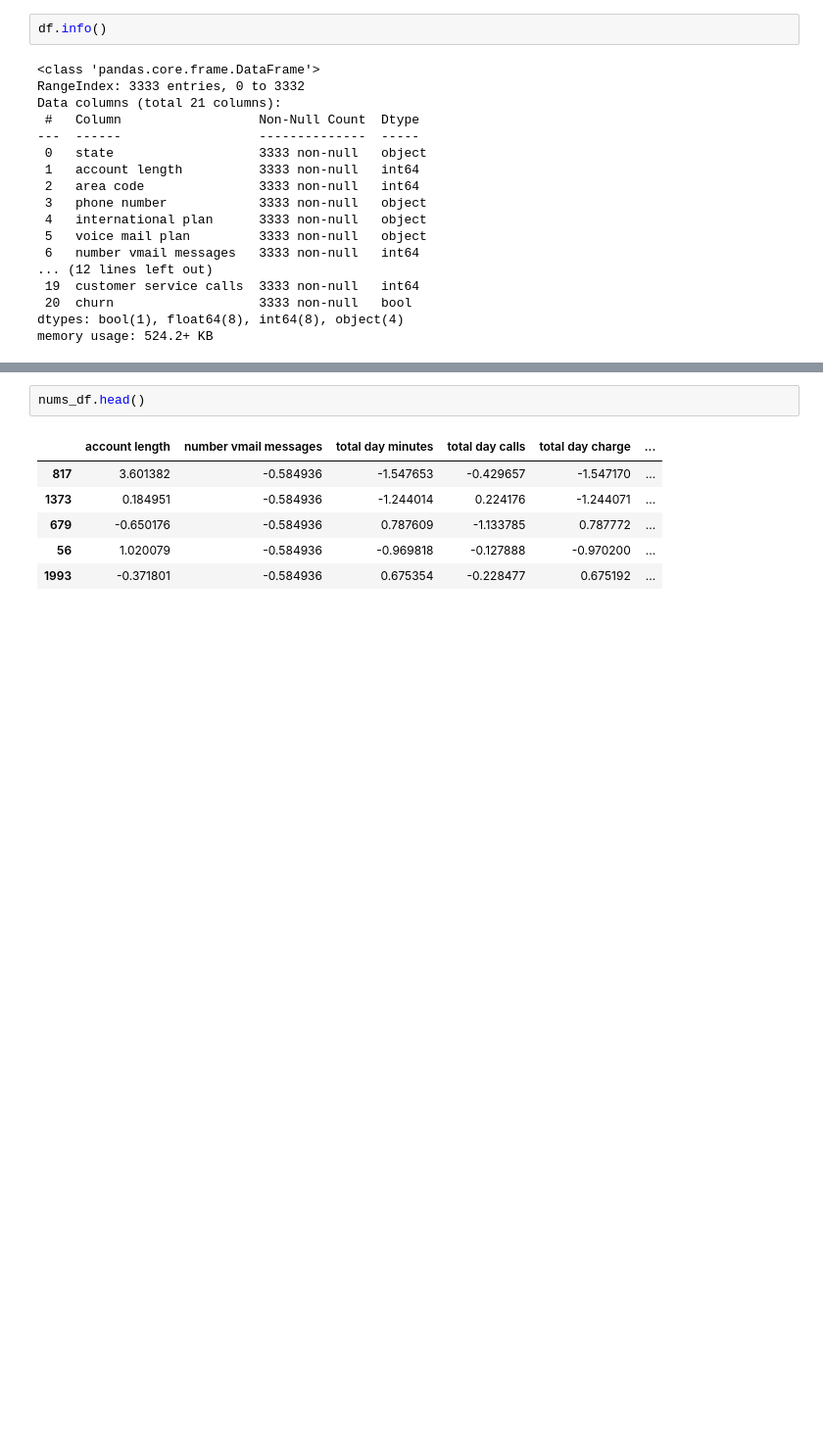
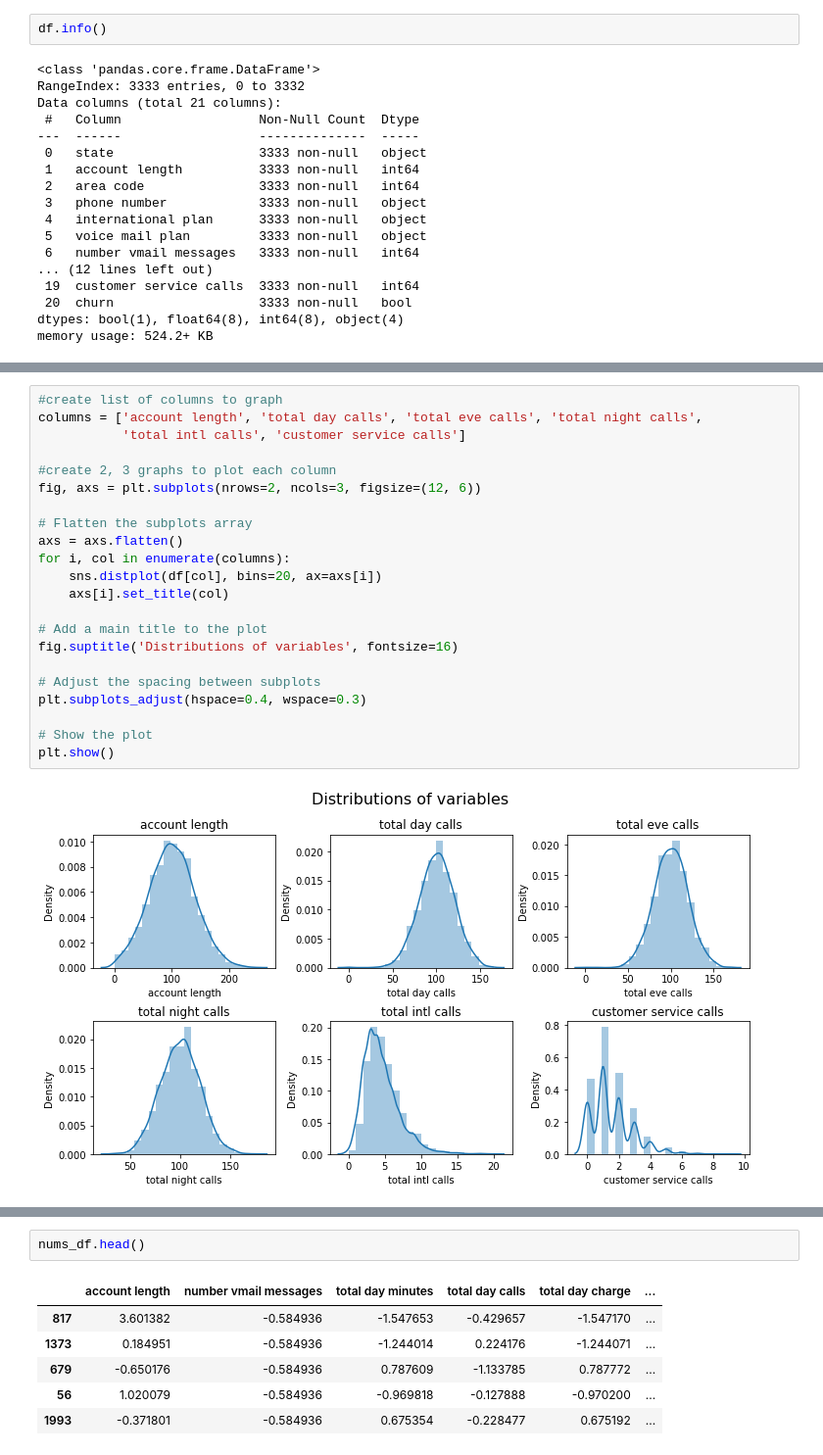
Before and after one commit to joshuaedelstein15/Telecom_churn, a Jupyter notebook: notebook.ipynb, the cells around one changed output, grey strips where cells are left out. Shown: that part at 98% size. Cells and saved outputs as stored; diff of their text form; blank space fills up the shorter version.

```diff
--- a/notebook.ipynb
+++ b/notebook.ipynb
@@ -123,0 +163,24 @@ Name: churn, dtype: int64
+# %%
+#create list of columns to graph
+columns = ['account length', 'total day calls', 'total eve calls', 'total night calls',
+           'total intl calls', 'customer service calls']
+
+#create 2, 3 graphs to plot each column
+fig, axs = plt.subplots(nrows=2, ncols=3, figsize=(12, 6))
+
+# Flatten the subplots array
+axs = axs.flatten()
+for i, col in enumerate(columns):
+    sns.distplot(df[col], bins=20, ax=axs[i])
+    axs[i].set_title(col)
+
+# Add a main title to the plot
+fig.suptitle('Distributions of variables', fontsize=16)
+
+# Adjust the spacing between subplots
+plt.subplots_adjust(hspace=0.4, wspace=0.3)
+
+# Show the plot
+plt.show()
+# %% [output]
+[figure, added]
```
Also changed, not shown: parts of 72 cells of this notebook.
